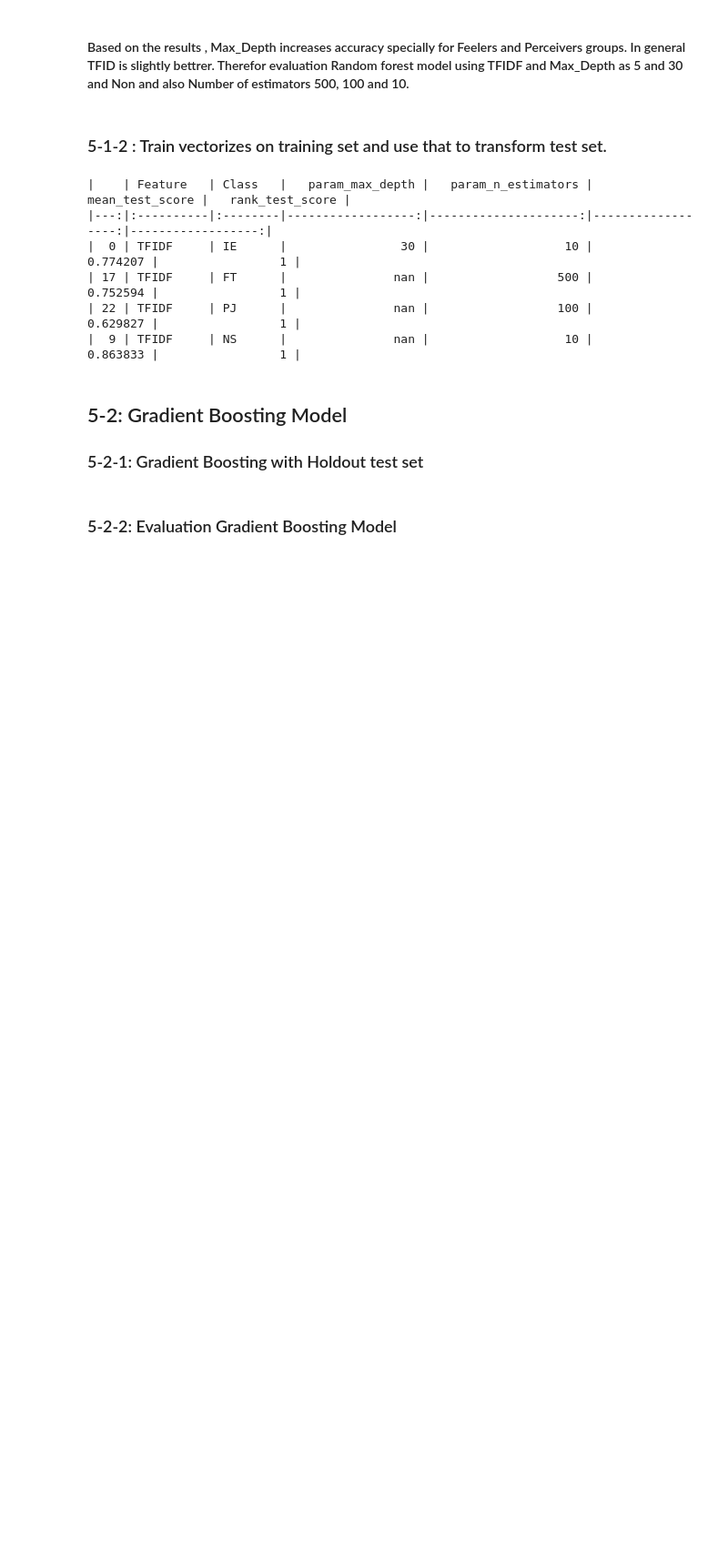
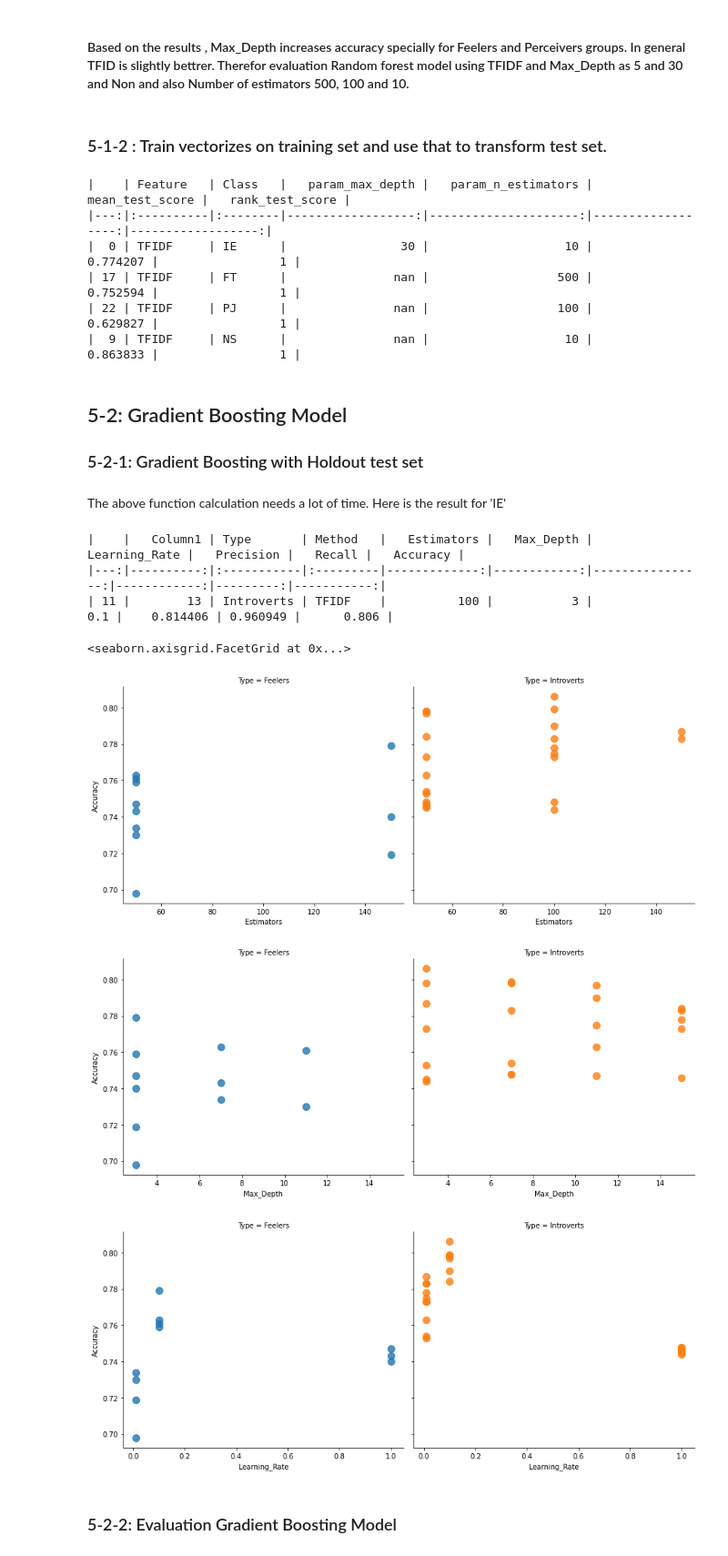
Before and after one commit to shshakib/Twitter-Personality-Prediction, a Jupyter notebook: Step5 Machine Learning Model.ipynb, the cells around one changed output. Shown: that part at 91% size. Drawn from its saved outputs; the diff is of its cells as text; code cells hidden in the pictures; blank space fills up the shorter version.

```diff
--- a/Step5 Machine Learning Model.ipynb
+++ b/Step5 Machine Learning Model.ipynb
@@ -353,4 +354,30 @@ pd.DataFrame(gb_result, columns= ['Type', 'Method', 'Estimators', 'Max_Depth', '
 #pd.DataFrame(gb_result, columns= ['Type', 'Method', 'Estimators', 'Max_Depth', 'Learning_Rate','Precision', 'Recall', 'Accuracy']).head()
+# %% [markdown]
+The above function calculation needs a lot of time. Here is the result for 'IE'
+# %%
+from tabulate import tabulate
+
+df = pd.read_csv('GB_Holdout_Result.csv')
+print(df[df['Type'] == 'Introverts'].sort_values(['Accuracy', 'Type'], ascending = False).head(1).to_markdown(), '\n')
+#print(df[df['Method'] == 'CountVectorizer'].sort_values(['Accuracy', 'Type'], ascending = False).groupby(['Type']).head(1).to_markdown())
+# %% [output]
+|    |   Column1 | Type       | Method   |   Estimators |   Max_Depth |   Learning_Rate |   Precision |   Recall |   Accuracy |
+|---:|----------:|:-----------|:---------|-------------:|------------:|----------------:|------------:|---------:|-----------:|
+| 11 |        13 | Introverts | TFIDF    |          100 |           3 |             0.1 |    0.814406 | 0.960949 |      0.806 |
+# %%
+import seaborn as sns
+from pandas import DataFrame
+
+df = pd.read_csv('GB_Holdout_Result.csv')
+
+sns.lmplot(x='Estimators', y='Accuracy', data=df, hue='Type', fit_reg=False, aspect=1.2, height = 5, scatter_kws={"s": 100}, col = 'Type')
+sns.lmplot(x='Max_Depth', y='Accuracy', data=df, hue='Type', fit_reg=False, aspect=1.2, height = 5, scatter_kws={"s": 100}, col = 'Type')
+sns.lmplot(x='Learning_Rate', y='Accuracy', data=df, hue='Type', fit_reg=False, aspect=1.2, height = 5, scatter_kws={"s": 100}, col = 'Type')
+# %% [output]
+<seaborn.axisgrid.FacetGrid at 0x...>
+[figure, added]
+[figure, added]
+[figure, added]
 # %% [markdown]
 ### 5-2-2: Evaluation Gradient Boosting Model
 # %%
```
Also changed, not shown: parts of 3 cells of this notebook, 2 other files.
